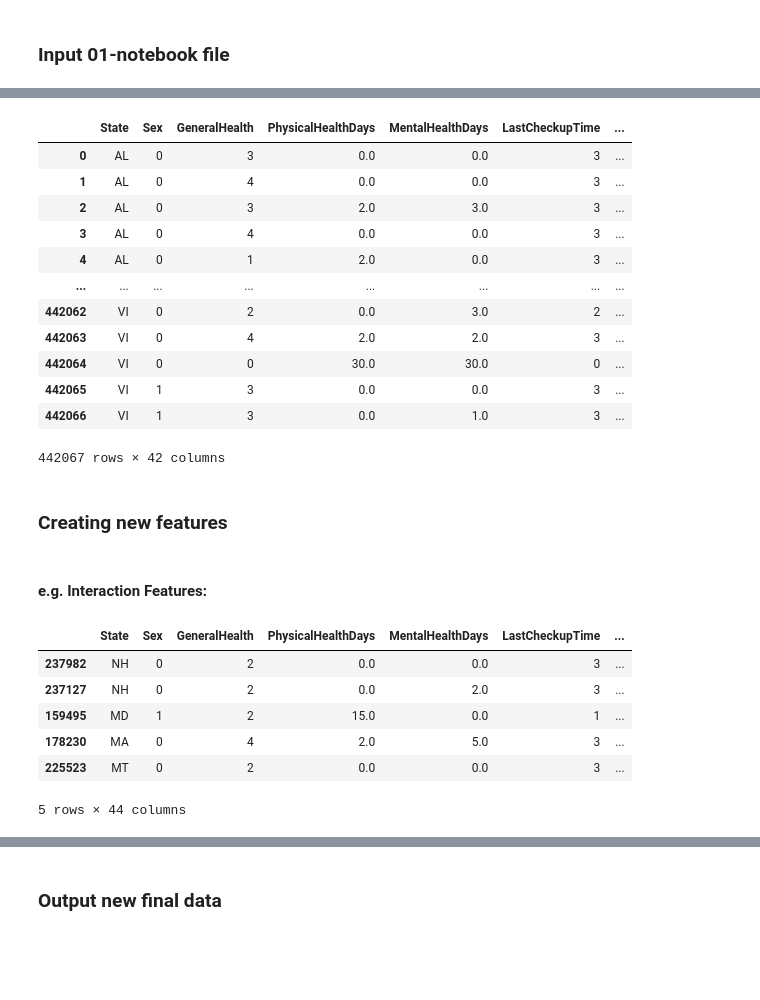
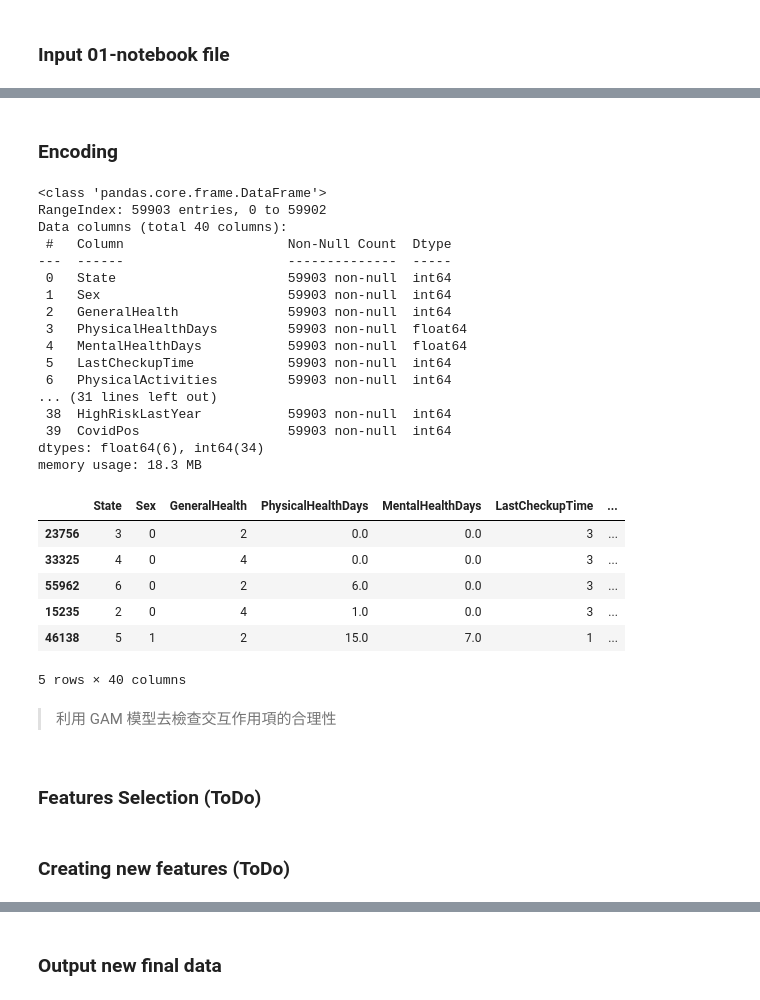
Before and after one commit to MaxChiu1122/ML-Project-with-Cathay-Life, a Jupyter notebook: notebooks/02_feature_engineering.ipynb, the cells around one changed output, grey strips where cells are left out. Drawn from its saved outputs; the diff is of its cells as text; code cells hidden in the pictures; blank space fills up the shorter version.

```diff
--- a/notebooks/02_feature_engineering.ipynb
+++ b/notebooks/02_feature_engineering.ipynb
@@ -84,4 +31,0 @@ array(['Normal Sleep', 'Short Sleep', 'Long Sleep', 'Very Short Sleep',
-# %%
-os.chdir('..')  # Go up one level if needed to reach the root
-from src.feature_engineering.encoding import encode_features
-df = encode_features(df)
@@ -93,0 +32,3 @@ df.describe(include='object').T
+# %%
+df.info()
+df = df.drop(columns = ["HadHeartAttack_bin", "HeartAttackBinary"])
@@ -94,34 +208,45 @@ df.describe(include='object').T
+# %% [markdown]
+### Encoding
+# %%
+col_obj = df.select_dtypes('object').columns
+
+le = LabelEncoder()
+
+for col in col_obj:
+    df[col] = le.fit_transform(df[col])
+
+df.info()
+# %% [output]
+<class 'pandas.core.frame.DataFrame'>
+RangeIndex: 59903 entries, 0 to 59902
+Data columns (total 40 columns):
+ #   Column                     Non-Null Count  Dtype
+---  ------                     --------------  -----
+ 0   State                      59903 non-null  int64
+ 1   Sex                        59903 non-null  int64
+ 2   GeneralHealth              59903 non-null  int64
+ 3   PhysicalHealthDays         59903 non-null  float64
+ 4   MentalHealthDays           59903 non-null  float64
+ 5   LastCheckupTime            59903 non-null  int64
+ 6   PhysicalActivities         59903 non-null  int64
+... (31 lines left out)
+ 38  HighRiskLastYear           59903 non-null  int64
+ 39  CovidPos                   59903 non-null  int64
+dtypes: float64(6), int64(34)
+memory usage: 18.3 MB
 # %%
-df
+df.sample(5)
 # %% [output]
 |  | State | Sex | GeneralHealth | PhysicalHealthDays | MentalHealthDays | LastCheckupTime | ... |
-| 0 | AL | 0 | 3 | 0.0 | 0.0 | 3 | ... |
-| 1 | AL | 0 | 4 | 0.0 | 0.0 | 3 | ... |
-| 2 | AL | 0 | 3 | 2.0 | 3.0 | 3 | ... |
-| 3 | AL | 0 | 4 | 0.0 | 0.0 | 3 | ... |
-| 4 | AL | 0 | 1 | 2.0 | 0.0 | 3 | ... |
-| ... | ... | ... | ... | ... | ... | ... | ... |
-| 442062 | VI | 0 | 2 | 0.0 | 3.0 | 2 | ... |
-| 442063 | VI | 0 | 4 | 2.0 | 2.0 | 3 | ... |
-| 442064 | VI | 0 | 0 | 30.0 | 30.0 | 0 | ... |
-| 442065 | VI | 1 | 3 | 0.0 | 0.0 | 3 | ... |
-| 442066 | VI | 1 | 3 | 0.0 | 1.0 | 3 | ... |
+| 23756 | 3 | 0 | 2 | 0.0 | 0.0 | 3 | ... |
+| 33325 | 4 | 0 | 4 | 0.0 | 0.0 | 3 | ... |
+| 55962 | 6 | 0 | 2 | 6.0 | 0.0 | 3 | ... |
+| 15235 | 2 | 0 | 4 | 1.0 | 0.0 | 3 | ... |
+| 46138 | 5 | 1 | 2 | 15.0 | 7.0 | 1 | ... |
-442067 rows × 42 columns
+5 rows × 40 columns
+# %% [markdown]
+> 利用 GAM 模型去檢查交互作用項的合理性
+# %% [markdown]
+### Features Selection (ToDo)
 # %% [markdown]
-### Creating new features
+### Creating new features (ToDo)
-# %% [markdown]
-####  e.g. Interaction Features:
-# %%
-# Creating interactions between BMI, Weight, Height, etc.
-df['BMI_Weight_Interaction'] = df['BMI'] * df['WeightInKilograms']
-df['BMI_Height_Interaction'] = df['BMI'] * df['HeightInMeters']
-
-df.sample(5)
-# %% [output]
-|  | State | Sex | GeneralHealth | PhysicalHealthDays | MentalHealthDays | LastCheckupTime | ... |
-| 237982 | NH | 0 | 2 | 0.0 | 0.0 | 3 | ... |
-| 237127 | NH | 0 | 2 | 0.0 | 2.0 | 3 | ... |
-| 159495 | MD | 1 | 2 | 15.0 | 0.0 | 1 | ... |
-| 178230 | MA | 0 | 4 | 2.0 | 5.0 | 3 | ... |
-| 225523 | MT | 0 | 2 | 0.0 | 0.0 | 3 | ... |
-5 rows × 44 columns
```
Also changed, not shown: parts of 24 cells of this notebook, 17 other files.
